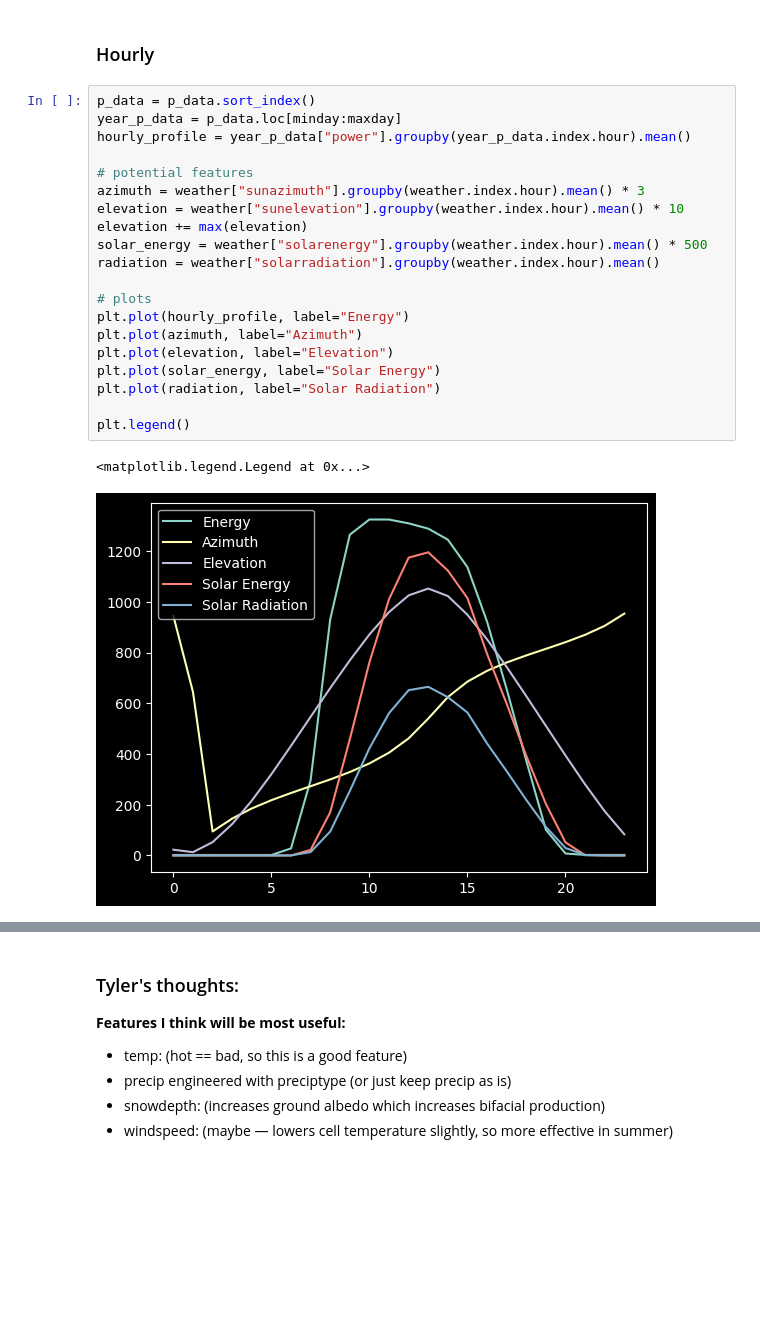
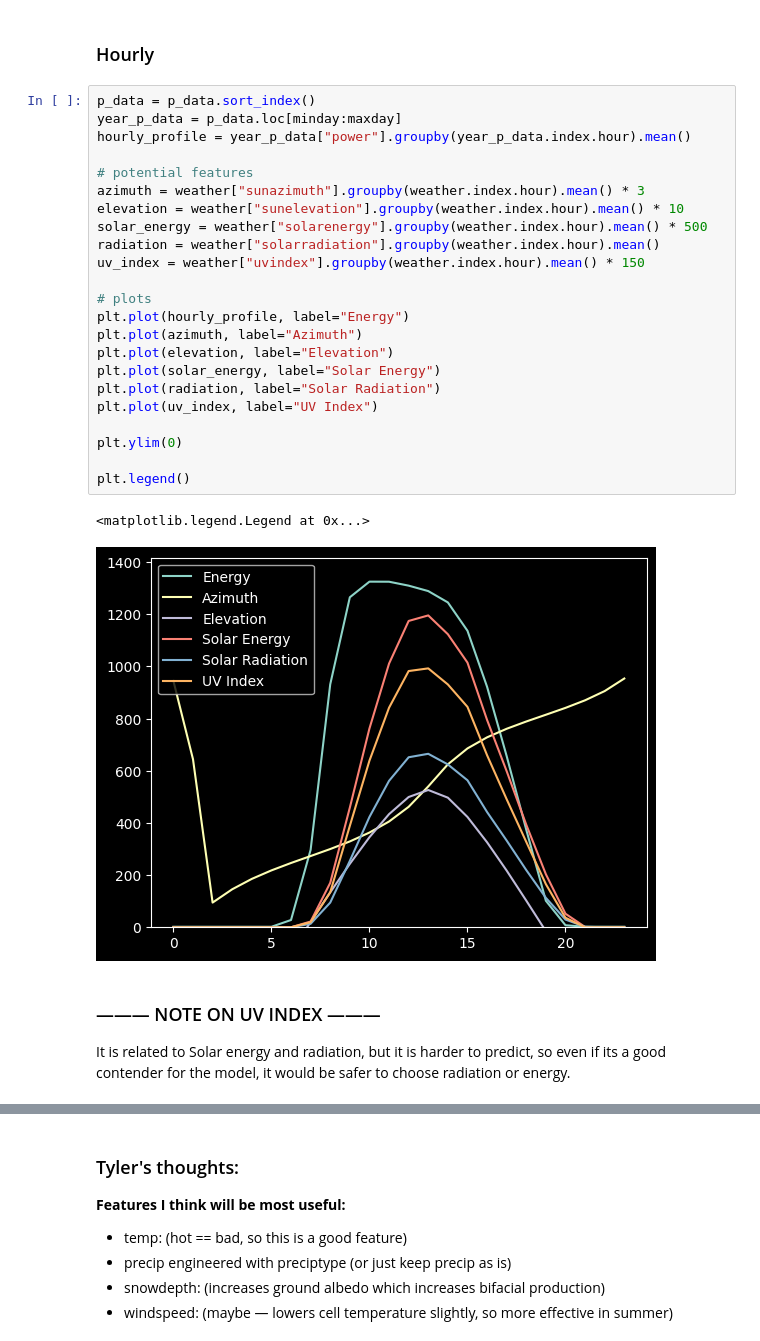
Before and after one commit to khakis23/JuniorDesignP1, a Jupyter notebook: main.ipynb, the cells around one changed output, grey strips where cells are left out. Cells and saved outputs as stored; diff of their text form; blank space fills up the shorter version.

```diff
--- a/main.ipynb
+++ b/main.ipynb
@@ -139,25 +139,32 @@ ax[0].legend()
 # %%
 p_data = p_data.sort_index()
 year_p_data = p_data.loc[minday:maxday]
 hourly_profile = year_p_data["power"].groupby(year_p_data.index.hour).mean()
 
 # potential features
 azimuth = weather["sunazimuth"].groupby(weather.index.hour).mean() * 3
 elevation = weather["sunelevation"].groupby(weather.index.hour).mean() * 10
-elevation += max(elevation)
 solar_energy = weather["solarenergy"].groupby(weather.index.hour).mean() * 500
 radiation = weather["solarradiation"].groupby(weather.index.hour).mean()
+uv_index = weather["uvindex"].groupby(weather.index.hour).mean() * 150
 
 # plots
 plt.plot(hourly_profile, label="Energy")
 plt.plot(azimuth, label="Azimuth")
 plt.plot(elevation, label="Elevation")
 plt.plot(solar_energy, label="Solar Energy")
 plt.plot(radiation, label="Solar Radiation")
+plt.plot(uv_index, label="UV Index")
+
+plt.ylim(0)
 
 plt.legend()
 # %% [output]
 <matplotlib.legend.Legend at 0x...>
-[figure, old version]
+[figure, new version]
+# %% [markdown]
+### ——— NOTE ON UV INDEX ———
+
+It is related to Solar energy and radiation, but it is harder to predict, so even if its a good contender for the model, it would be safer to choose radiation or energy.
 # %%
 ### PURELY A TEST TO SHOW HOW WE CAN PRESENT OUR FINAL NOTEBOOK ###
```
Also changed, not shown: parts of 1 cell of this notebook, 6 other files.
